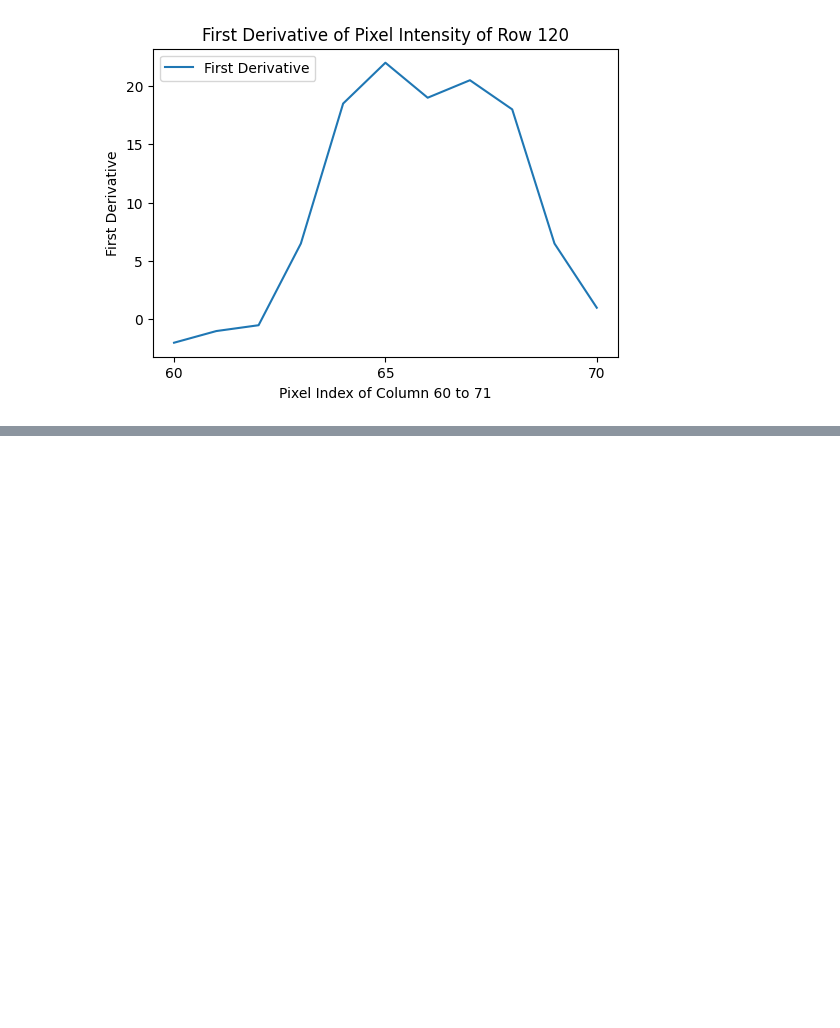
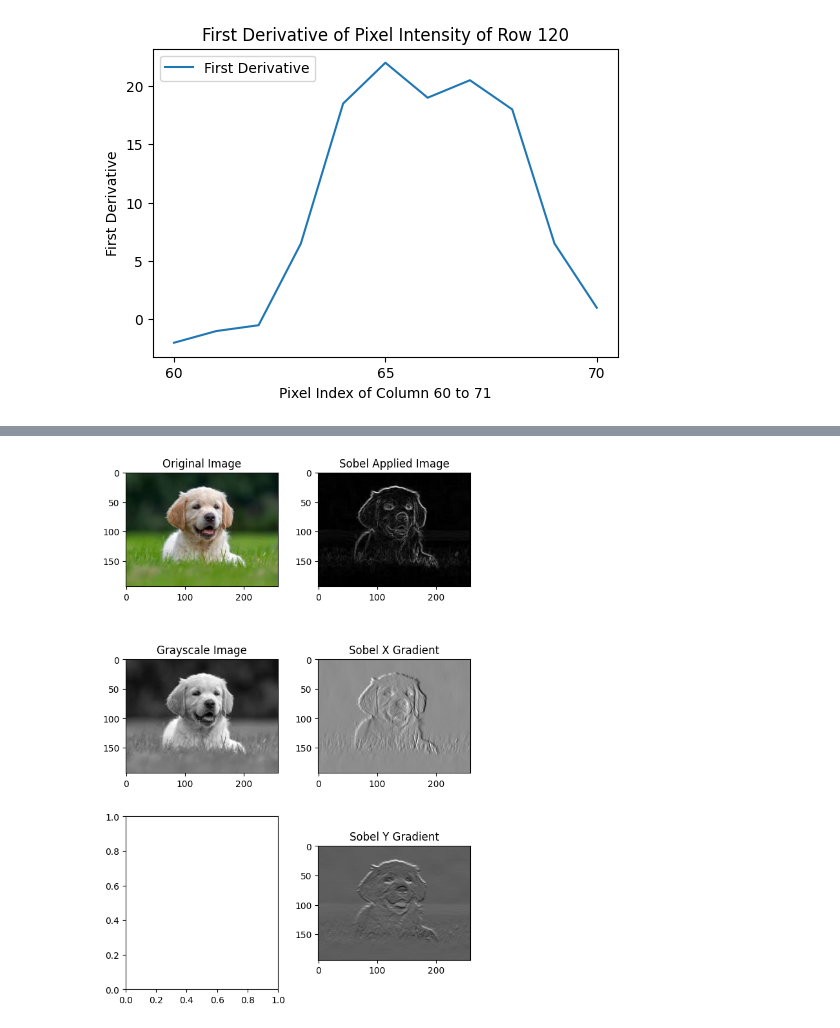
Before and after one commit to jasonrichdarmawan/npu-Python-Programming-Fundamentals-and-Abaqus-Scripting-report, a Jupyter notebook: 01 manual.ipynb, the cells around one changed output, grey strips where cells are left out. Cells and saved outputs as stored; diff of their text form; code cells hidden in the pictures; blank space fills up the shorter version.

```diff
--- a/01 main.ipynb
+++ b/01 manual.ipynb
@@ -101,0 +165,89 @@ plt.show()
+# %%
+def rgb2Gray(src: npt.ArrayLike) -> tuple[npt.ArrayLike, int]:
+  # Convert the image to grayscale
+  ## Extract the Red, Green, and Blue channels
+  R = img[:, :, 0]
+  G = img[:, :, 1]
+  B = img[:, :, 2]
+  ## Apply the grayscale conversion formula
+  ## Based on https://docs.opencv.org/3.4/de/d25/imgproc_color_conversions.html#color_convert_rgb_gray
+  gray_img = (0.299 * R + 0.587 * G + 0.114 * B).astype(np.uint8)
+
+  # Check if image is loaded fine
+  if src is None:
+    print ('Error opening image')
+    return np.empty((0,0), dtype=np.uint8), -1
+
+  return gray_img, 0
+
+# kernel $G_x$
+SOBEL_X = np.array([[-1, 0, 1],
+                    [-2, 0, 2],
+                    [-1, 0, 1]])
+
+# kernel $G_y$
+SOBEL_Y = np.array([[-1, -2, -1],
+                    [ 0,  0,  0],
+                    [ 1,  2,  1]])
+
+def sobel(src: npt.ArrayLike) -> tuple[dict[str, npt.ArrayLike], int]:
+  # Check if image is loaded fine
+  if src is None:
+    print ('Error opening image')
+    return {}, -1
+
+  gray_img, err = rgb2Gray(src) # matrix
+  if err != 0:
+    print('Error converting image to grayscale')
+    return {}, -1
+
+  # Initialize the result matrix
+  sobel_applied = np.zeros_like(gray_img)
+
+  # Apply the Sobel operator to each 2D slice
+  grad_x = np.zeros_like(gray_img, dtype=np.float64) # To avoid overflow
+  grad_y = np.zeros_like(gray_img, dtype=np.float64)
+
+  # Convolve with Sobel x and y operators
+  # To avoid boundary issues, we skip the first and last rows and columns
+  # The Sobel operator requires a 3x3 region around each pixel to compute the gradient,
+  # and this cannot be done for the pixels at the edges of the image.
+  for row in range(1, gray_img.shape[0] - 1):
+    for col in range(1, gray_img.shape[1] - 1):
+      region = gray_img[row-1:row+2, col-1:col+2]
+      grad_x[row, col] = np.sum(region * SOBEL_X) # Element-wise multiplication and summation
+      grad_y[row, col] = np.sum(region * SOBEL_Y)
+
+  # Compute the gradient magnitude
+  sobel_applied = np.sqrt(grad_x**2 + grad_y**2)
+
+  return {
+    'gray_img': gray_img,
+    'grad_x': grad_x,
+    'grad_y': grad_y,
+    'sobel_applied': sobel_applied,
+  }, 0
+
+ok, err = sobel(img)
+
+# Plot the original and Sobel-applied matrices
+fig, axes = plt.subplots(3, 2, figsize=(6, 9))
+axes[0, 0].imshow(img)
+axes[0, 0].set_title('Original Image')
+
+axes[1, 0].imshow(ok['gray_img'], cmap='gray')
+axes[1, 0].set_title(f'Grayscale Image')
+
+axes[1, 1].imshow(ok['grad_x'], cmap='gray')
+axes[1, 1].set_title(f'Sobel X Gradient')
+
+axes[2, 1].imshow(ok['grad_y'], cmap='gray')
+axes[2, 1].set_title(f'Sobel Y Gradient')
+
+axes[0, 1].imshow(ok['sobel_applied'], cmap='gray')
+axes[0, 1].set_title(f'Sobel Applied Image')
+
+plt.tight_layout()
+plt.show()
+# %% [output]
+[figure, added]
```
Also changed, not shown: parts of 6 cells of this notebook, 1 other file.
